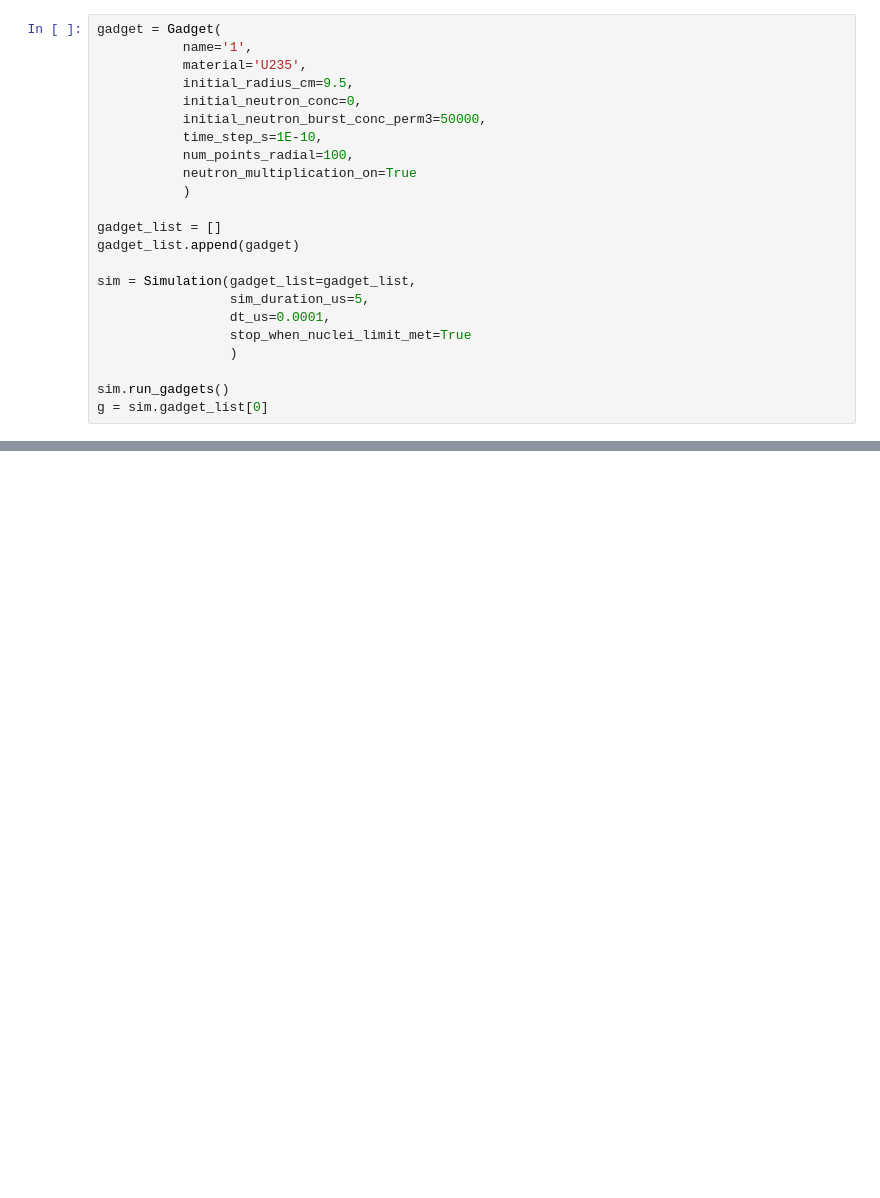
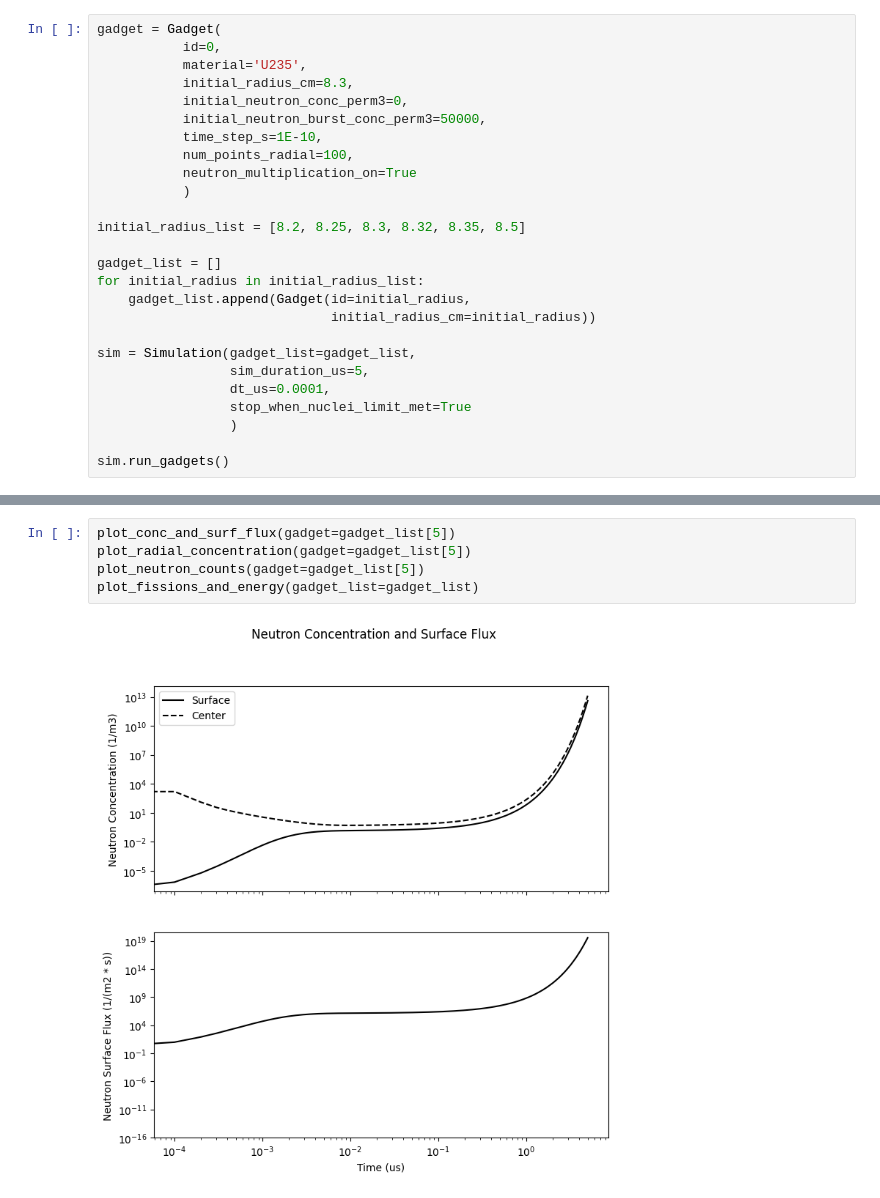
Before and after one commit to benschwe/gadget, a Jupyter notebook: test.ipynb, the cells around one changed output, grey strips where cells are left out. Saved outputs shown, nothing was run; the diff lists cells and outputs as text; blank space fills up the shorter version.

Commit message:
Creating module for plotting

```diff
--- a/test.ipynb
+++ b/test.ipynb
@@ -6,17 +7,21 @@ import numpy as np
 # %%
 gadget = Gadget(
-           name='1',
+           id=0,
            material='U235',
-           initial_radius_cm=9.5,
-           initial_neutron_conc=0,
+           initial_radius_cm=8.3,
+           initial_neutron_conc_perm3=0,
            initial_neutron_burst_conc_perm3=50000,
            time_step_s=1E-10,
            num_points_radial=100,
            neutron_multiplication_on=True
            )
 
+initial_radius_list = [8.2, 8.25, 8.3, 8.32, 8.35, 8.5]
+
 gadget_list = []
-gadget_list.append(gadget)
+for initial_radius in initial_radius_list:
+    gadget_list.append(Gadget(id=initial_radius,
+                              initial_radius_cm=initial_radius))
 
 sim = Simulation(gadget_list=gadget_list,
                  sim_duration_us=5,
@@ -25,5 +30,4 @@ sim = Simulation(gadget_list=gadget_list,
                  )
 
 sim.run_gadgets()
-g = sim.gadget_list[0]
 # %% [output]
@@ -123,0 +51,7 @@ Text(0.5, 1.0, 'Number of Fissions')
+# %%
+plot_conc_and_surf_flux(gadget=gadget_list[5])
+plot_radial_concentration(gadget=gadget_list[5])
+plot_neutron_counts(gadget=gadget_list[5])
+plot_fissions_and_energy(gadget_list=gadget_list)
+# %% [output]
+[figure, added]
```
Also changed, not shown: parts of 5 cells of this notebook, 3 other files.
